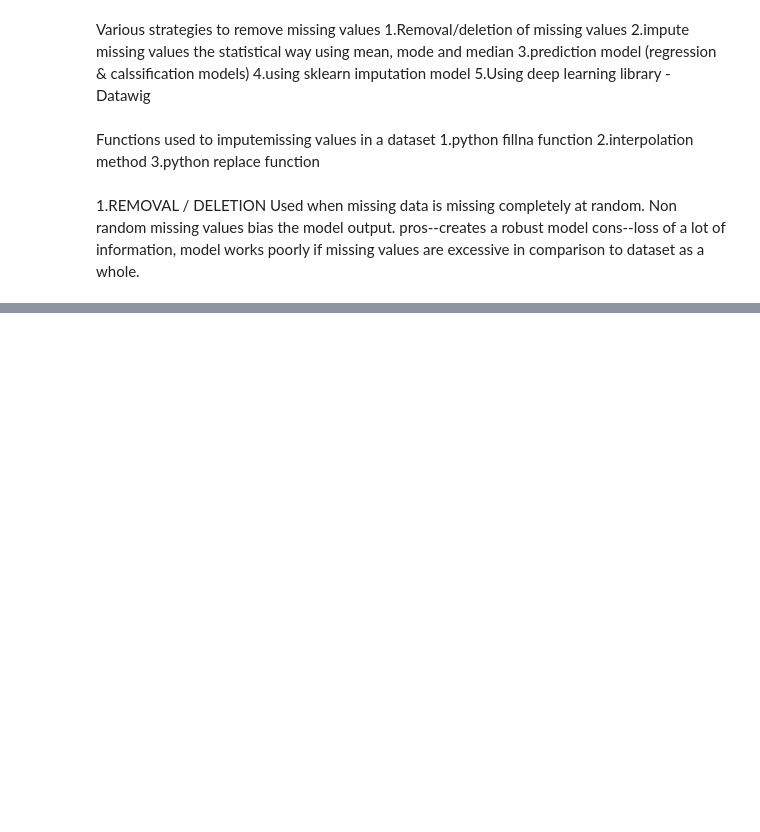
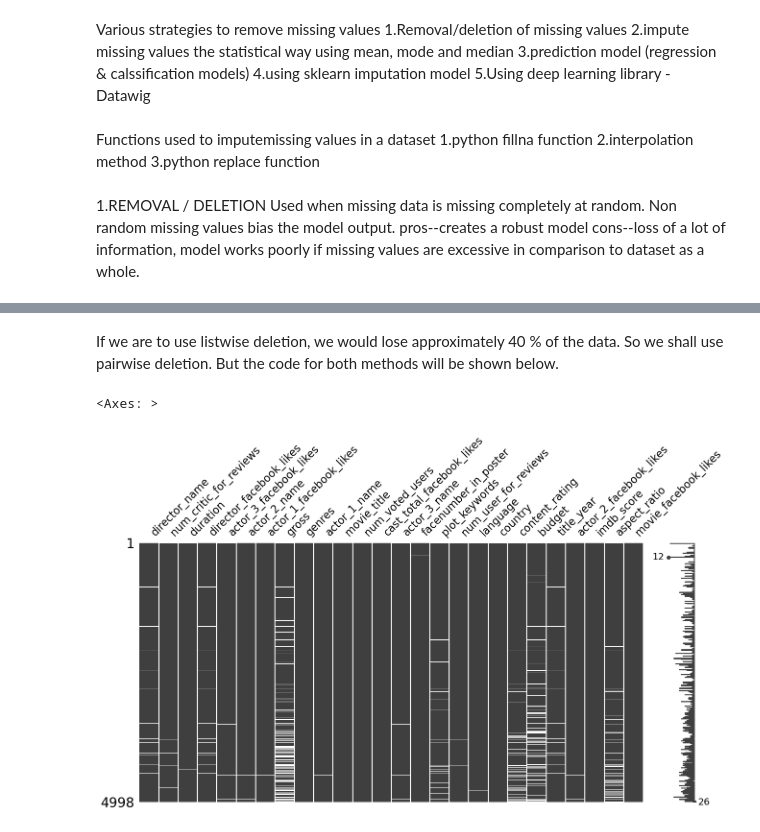
Before and after one commit to anitajn86/MOVIES, a Jupyter notebook: movies.ipynb, the cells around one changed output, grey strips where cells are left out. Cells and saved outputs as stored; diff of their text form; code cells hidden in the pictures; blank space fills up the shorter version.

Commit message:
Listwise and Pairwisse deletion of null values

```diff
--- a/movies.ipynb
+++ b/movies.ipynb
@@ -240,0 +309,2 @@ cons--loss of a lot of information, model works poorly if missing values are exc
+# %% [markdown]
+If we are to use listwise deletion, we would lose approximately 40 % of the data. So we shall use pairwise deletion. But the code for both methods will be shown below.
@@ -240,0 +314,6 @@ cons--loss of a lot of information, model works poorly if missing values are exc
+# %%
+#visualizing missing values as a matrix
+msno.matrix(movies,figsize=(15,7))
+# %% [output]
+<Axes: >
+[figure, added]
```
Also changed, not shown: parts of 29 cells of this notebook.
